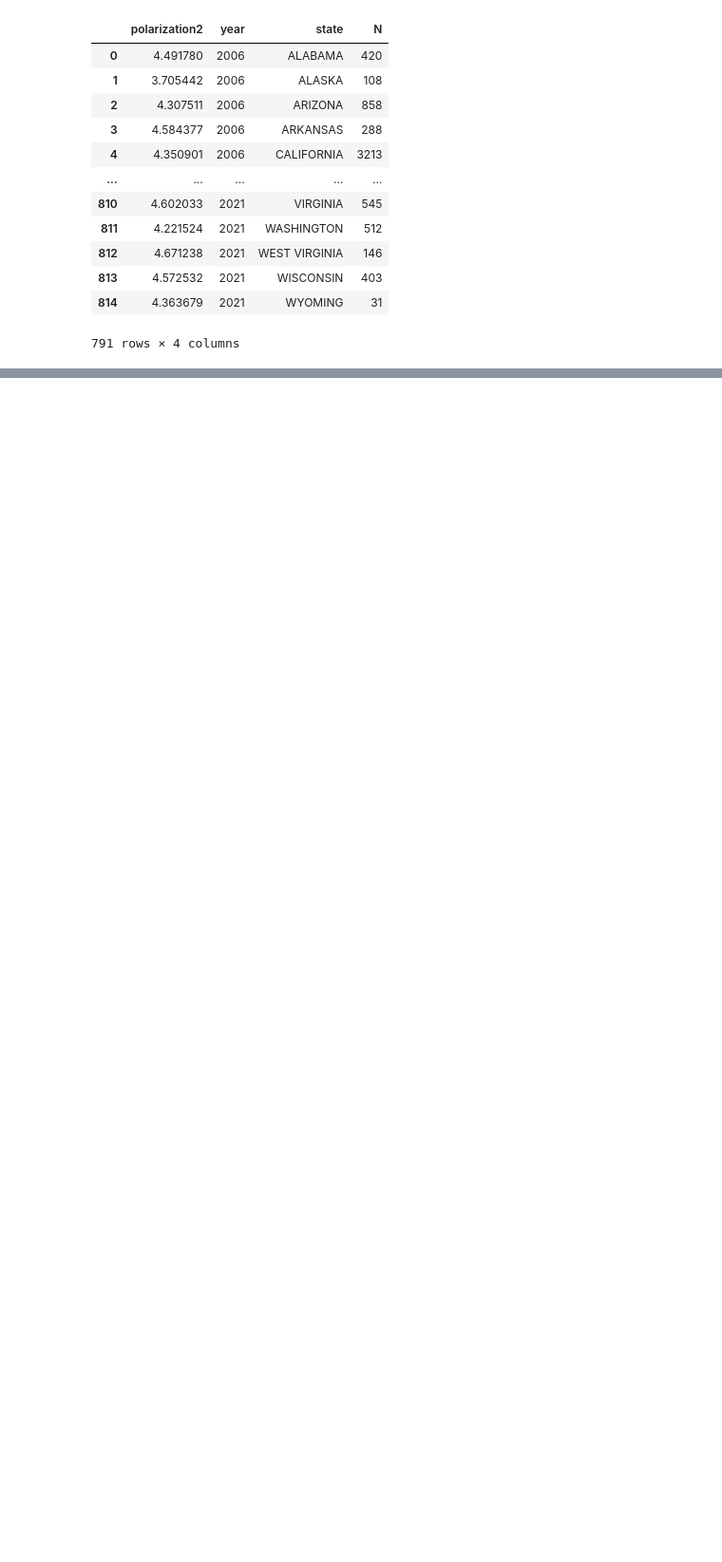
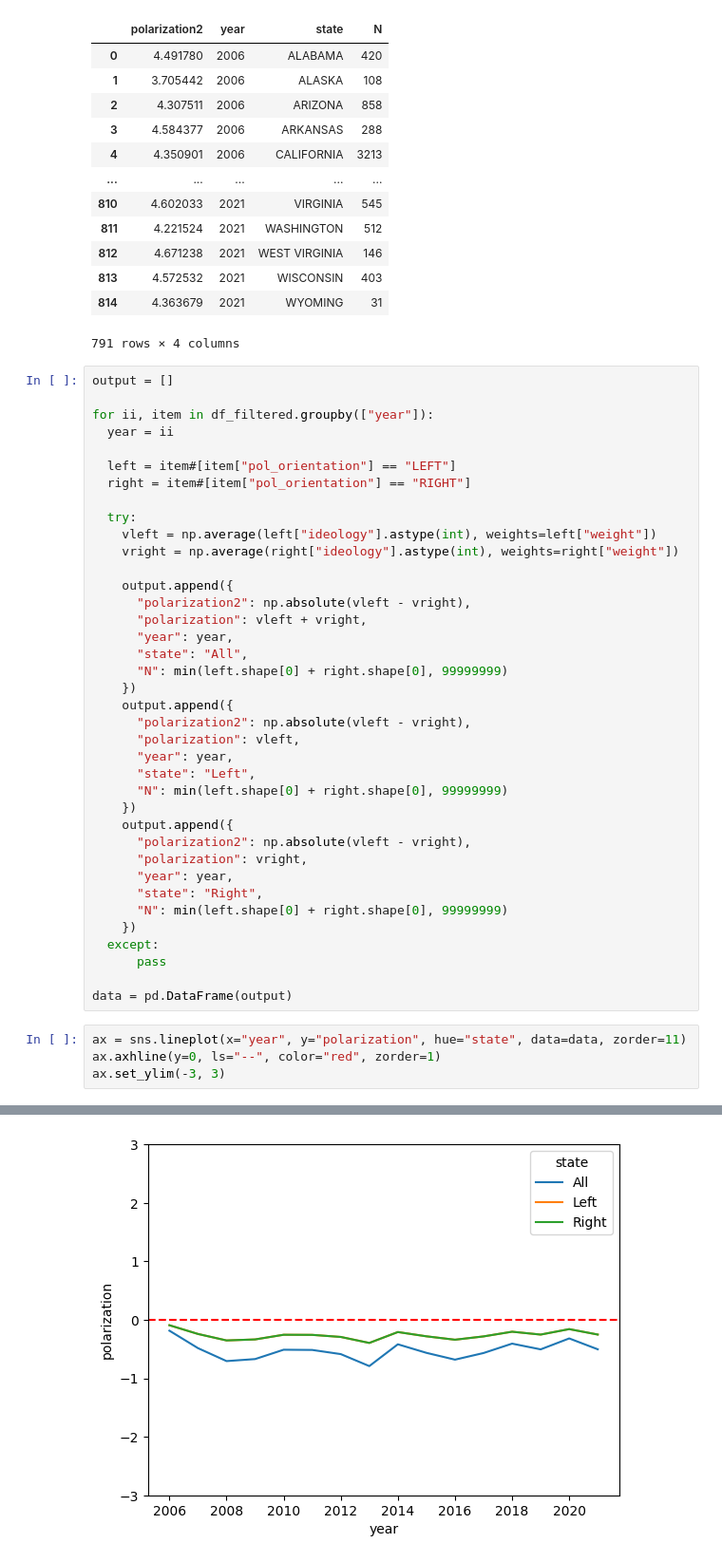
Before and after one commit to cnavarreteliz/atlas-elections-data, a Jupyter notebook: Mass Polarization CCES.ipynb, the cells around one changed output, grey strips where cells are left out. Shown at 95% size. Saved outputs shown, nothing was run; the diff lists cells and outputs as text; blank space fills up the shorter version.

```diff
--- a/Mass Polarization CCES.ipynb
+++ b/Mass Polarization CCES.ipynb
@@ -112,3 +114,46 @@ data
 | 813 | 4.572532 | 2021 | WISCONSIN | 403 |
 | 814 | 4.363679 | 2021 | WYOMING | 31 |
 791 rows × 4 columns
+# %%
+output = []
+
+for ii, item in df_filtered.groupby(["year"]):
+  year = ii
+
+  left = item#[item["pol_orientation"] == "LEFT"]
+  right = item#[item["pol_orientation"] == "RIGHT"]
+
+  try:
+    vleft = np.average(left["ideology"].astype(int), weights=left["weight"])
+    vright = np.average(right["ideology"].astype(int), weights=right["weight"])
+
+    output.append({
+      "polarization2": np.absolute(vleft - vright),
+      "polarization": vleft + vright,
+      "year": year,
+      "state": "All",
+      "N": min(left.shape[0] + right.shape[0], 99999999)
+    })
+    output.append({
+      "polarization2": np.absolute(vleft - vright),
+      "polarization": vleft,
+      "year": year,
+      "state": "Left",
+      "N": min(left.shape[0] + right.shape[0], 99999999)
+    })
+    output.append({
+      "polarization2": np.absolute(vleft - vright),
+      "polarization": vright,
+      "year": year,
+      "state": "Right",
+      "N": min(left.shape[0] + right.shape[0], 99999999)
+    })
+  except:
+      pass
+
+data = pd.DataFrame(output)
+# %%
+ax = sns.lineplot(x="year", y="polarization", hue="state", data=data, zorder=11)
+ax.axhline(y=0, ls="--", color="red", zorder=1)
+ax.set_ylim(-3, 3)
+# %% [output]
@@ -114,0 +161 @@ data
+[figure, added]
```
Also changed, not shown: parts of 2 cells of this notebook, 11 other files.
